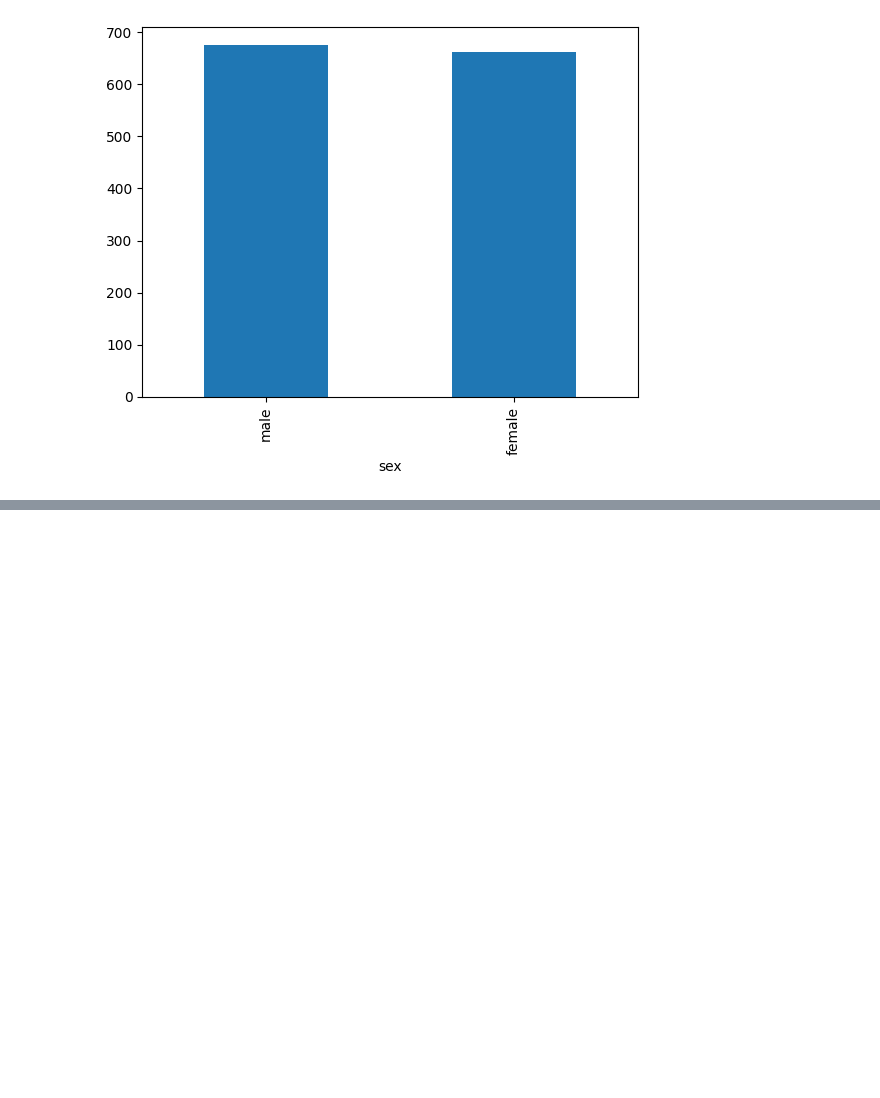
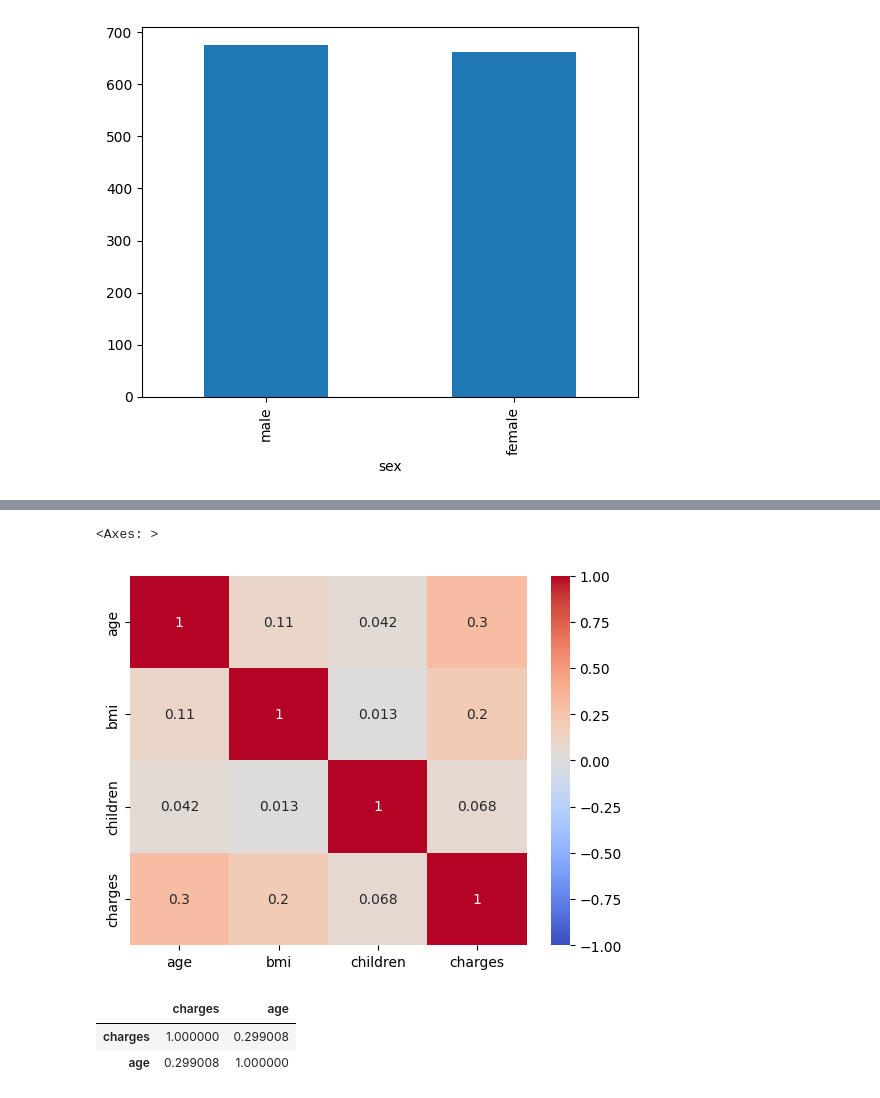
Before and after one commit to eek-dataguy/Regression-and-Forecasting-ML, a Jupyter notebook: practice/data-prep-and-eda.ipynb, the cells around one changed output, grey strips where cells are left out. Saved outputs shown, nothing was run; the diff lists cells and outputs as text; code cells hidden in the pictures; blank space fills up the shorter version.

```diff
--- a/practice/data-prep-and-eda.ipynb
+++ b/practice/data-prep-and-eda.ipynb
@@ -82,0 +118,11 @@ insurance['sex'].value_counts().plot.bar()
+# %%
+sns.heatmap(insurance.corr(numeric_only=True), annot=True, vmin=-1, vmax=1, cmap='coolwarm')
+# %% [output]
+<Axes: >
+[figure, added]
+# %%
+insurance[['charges', 'age']].corr()
+# %% [output]
+|  | charges | age |
+| charges | 1.000000 | 0.299008 |
+| age | 0.299008 | 1.000000 |
```
Also changed, not shown: parts of 3 cells of this notebook.
